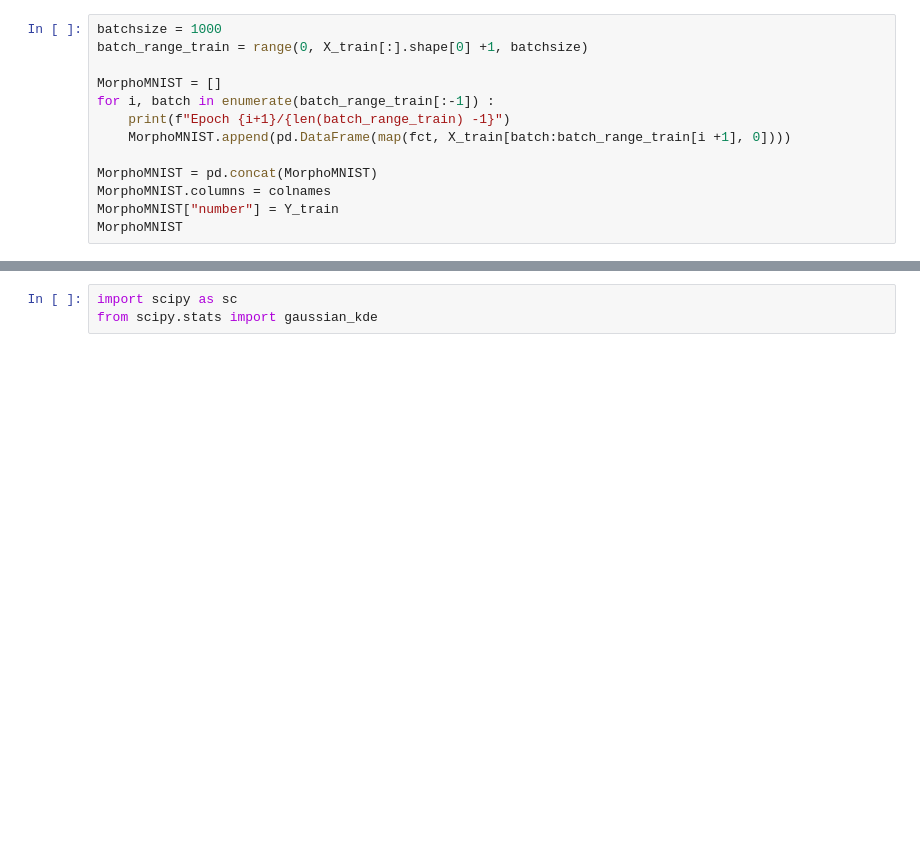
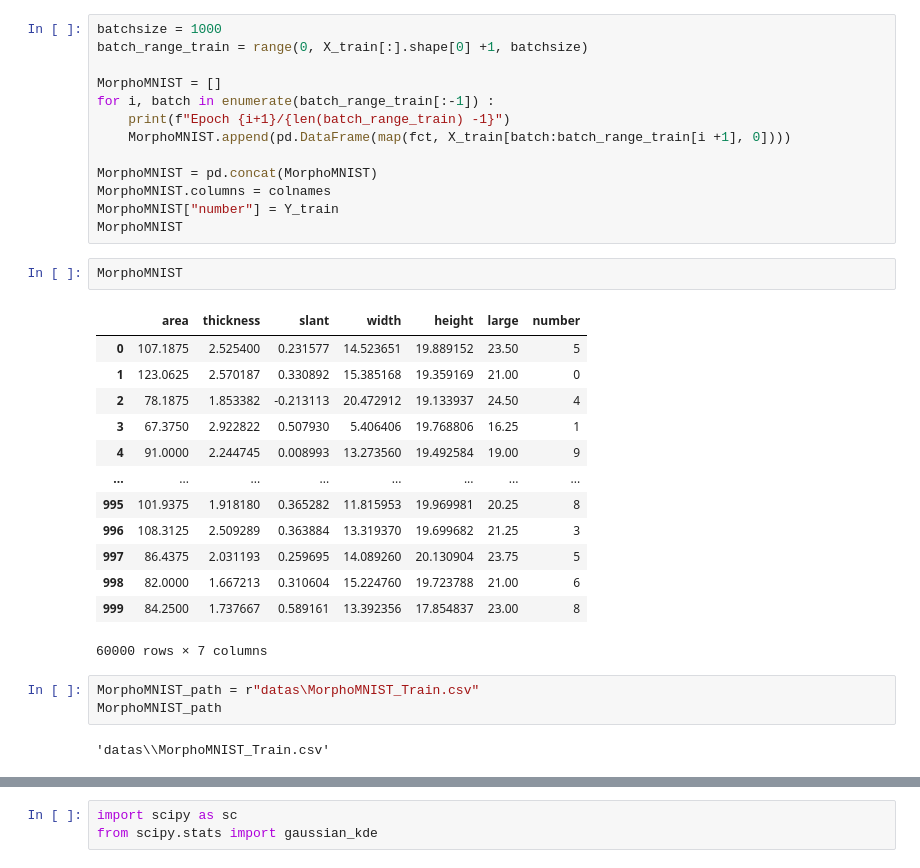
Before and after one commit to 77Michaux/VAE-HBN-MNIST, a Jupyter notebook: 00 - Prepare Labels.ipynb, the cells around one changed output, grey strips where cells are left out. Cells and saved outputs as stored; diff of their text form; blank space fills up the shorter version.

```diff
--- a/00 - Prepare Labels.ipynb
+++ b/00 - Prepare Labels.ipynb
@@ -57,4 +52,25 @@ MorphoMNIST = pd.concat(MorphoMNIST)
 MorphoMNIST.columns = colnames
 MorphoMNIST["number"] = Y_train
 MorphoMNIST
+# %%
+MorphoMNIST
+# %% [output]
+|  | area | thickness | slant | width | height | large | number |
+| 0 | 107.1875 | 2.525400 | 0.231577 | 14.523651 | 19.889152 | 23.50 | 5 |
+| 1 | 123.0625 | 2.570187 | 0.330892 | 15.385168 | 19.359169 | 21.00 | 0 |
+| 2 | 78.1875 | 1.853382 | -0.213113 | 20.472912 | 19.133937 | 24.50 | 4 |
+| 3 | 67.3750 | 2.922822 | 0.507930 | 5.406406 | 19.768806 | 16.25 | 1 |
+| 4 | 91.0000 | 2.244745 | 0.008993 | 13.273560 | 19.492584 | 19.00 | 9 |
+| ... | ... | ... | ... | ... | ... | ... | ... |
+| 995 | 101.9375 | 1.918180 | 0.365282 | 11.815953 | 19.969981 | 20.25 | 8 |
+| 996 | 108.3125 | 2.509289 | 0.363884 | 13.319370 | 19.699682 | 21.25 | 3 |
+| 997 | 86.4375 | 2.031193 | 0.259695 | 14.089260 | 20.130904 | 23.75 | 5 |
+| 998 | 82.0000 | 1.667213 | 0.310604 | 15.224760 | 19.723788 | 21.00 | 6 |
+| 999 | 84.2500 | 1.737667 | 0.589161 | 13.392356 | 17.854837 | 23.00 | 8 |
+60000 rows × 7 columns
+# %%
+MorphoMNIST_path = r"datas\MorphoMNIST_Train.csv"
+MorphoMNIST_path
+# %% [output]
+'datas\\MorphoMNIST_Train.csv'
 # %%
```
Also changed, not shown: parts of 20 cells of this notebook, 36 other files.
